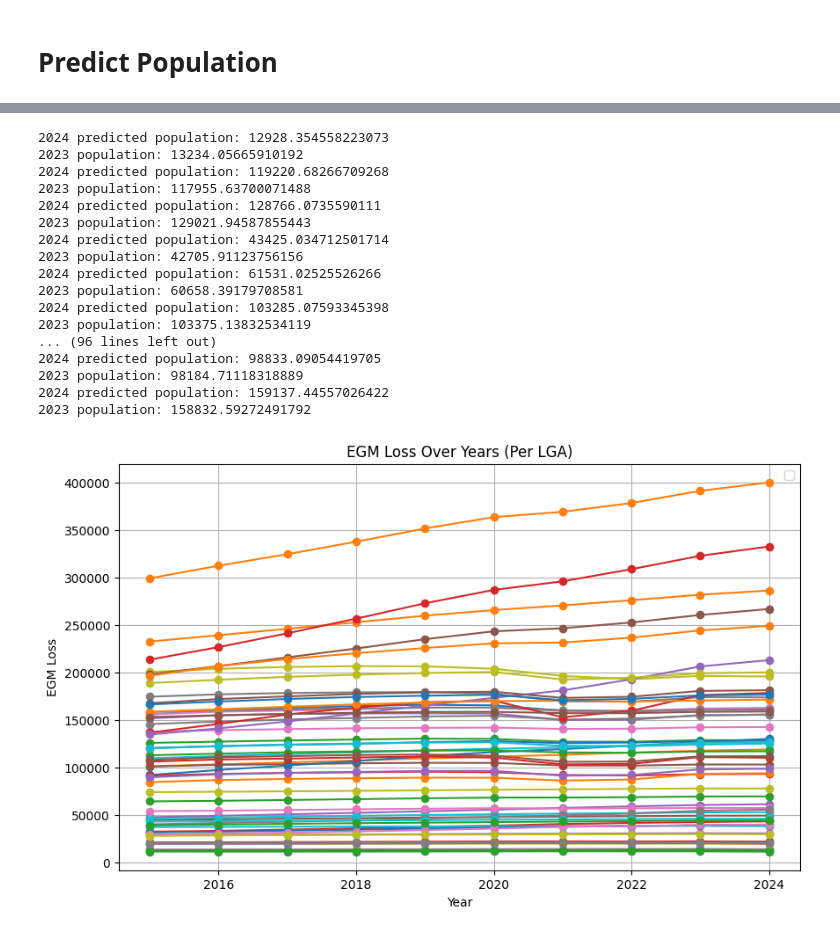
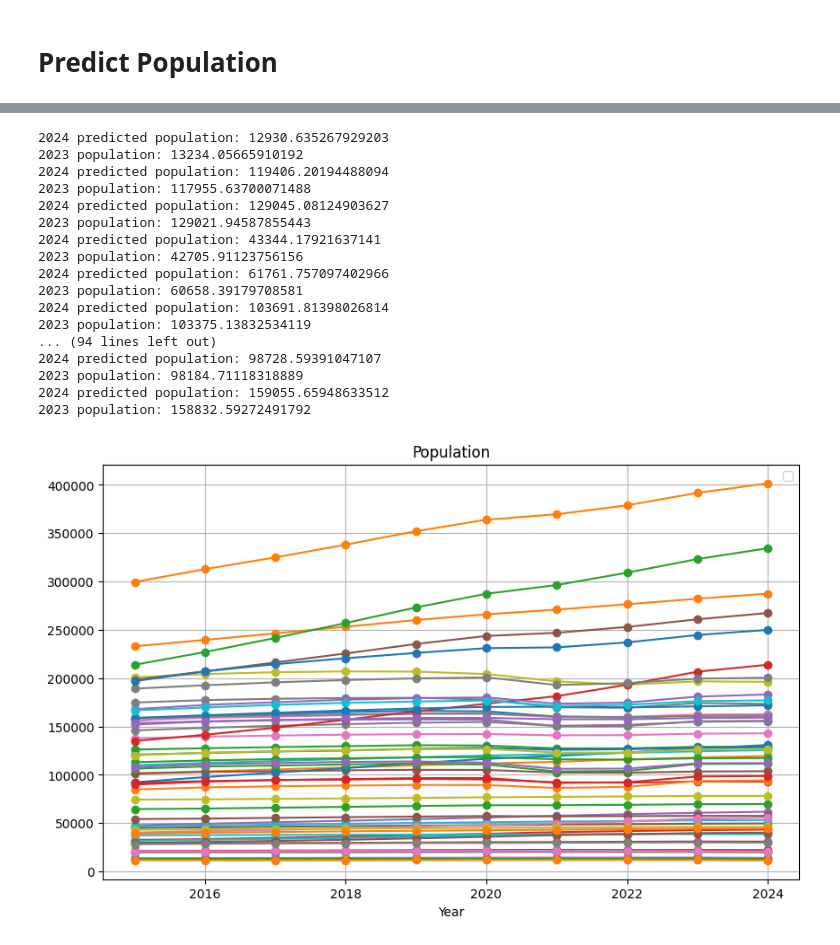
Before and after one commit to khangluong2004/COMP20008_Assignment2, a Jupyter notebook: michael/model.ipynb, the cells around one changed output, grey strips where cells are left out. Drawn from its saved outputs; the diff is of its cells as text; code cells hidden in the pictures.

```diff
--- a/michael/model.ipynb
+++ b/michael/model.ipynb
@@ -28,23 +28,27 @@ merged = pd.merge(left=cleaned_communities, right=cleaned_housing_prices_melted,
 # Merge with population data
 merged = pd.merge(left=merged, right=population_data, left_on=["LGA", 'Year'], right_on=["lga", 'year'], how='left')
 
+# Drop melbourne cause it is outlier (from EDA)
+merged = merged.loc[~(merged['LGA'] == 'melbourne')]
+
 # print(merged['population'].shift(-1))
 merged['last_year_population'] = merged['population'].shift(1)
 merged = merged.dropna()
 
 features = [
-    'Location_x',
-    'Location_y',
+    # 'Location_x',
+    # 'Location_y',
     'last_year_population',
-    'Residential (km^2)',
-    'Number of Households',
-    'Occupied private dwellings',
-    'Equivalent household income <$600/week',
-    'Personal income <$400/week, persons',
-    'Number of families',
-    'Aged 75+ and lives alone, persons',
-    'house_price',
-    'Year'
+    # 'Residential (km^2)',
+    # 'Number of Households',
+    # 'Occupied private dwellings',
+    # 'Equivalent household income <$600/week',
+    # 'Personal income <$400/week, persons',
+    # 'Number of families',
+    # 'Aged 75+ and lives alone, persons',
+    # 'house_price',
+    # 'Number of Dwellings',
+    'Year',
 ]
 
 # There are some missing values in the population data
@@ -267,7 +271,7 @@ predict_data = model_data_encoded[features_new]
 
 print(predict_data.columns)
 
-location = 'LGA_brimbank'
+location = 'LGA_maroondah'
 most_recent_year = 2023
 predict_year = 2024
 
@@ -337,42 +340,42 @@ for location in predict_data.columns:
     p_data['last_year_population'] = p_data['population']
     p_data['year'] = predict_year
 
     # Only keep feature columns
     p_data = p_data[features_new]
 
     y_pred = model.predict(p_data)
     print(f'{predict_year} predicted population:', y_pred[0])
     print(f'{most_recent_year} population:', p_data['last_year_population'].iloc[0])
 
     historic_rows = model_data_encoded[model_data_encoded[location] == True][['Year', 'population']]
     predicted_row = pd.DataFrame({'Year': predict_year, 'population': y_pred[0]}, index=[0])
     population_rows = pd.concat([historic_rows, predicted_row], ignore_index=True)
 
     ax.plot(population_rows['Year'], population_rows['population'], marker='o')
 
-ax.set_title('EGM Loss Over Years (Per LGA)')
+ax.set_title('Population')
 ax.set_xlabel('Year')
-ax.set_ylabel('EGM Loss')
+ax.set_ylabel('')
 ax.legend()
 ax.grid(True)
 plt.show()
 # y_pred
 # %% [output]
-2024 predicted population: 12928.354558223073
+2024 predicted population: 12930.635267929203
 2023 population: 13234.05665910192
-2024 predicted population: 119220.68266709268
+2024 predicted population: 119406.20194488094
 2023 population: 117955.63700071488
-2024 predicted population: 128766.0735590111
+2024 predicted population: 129045.08124903627
 2023 population: 129021.94587855443
-2024 predicted population: 43425.034712501714
+2024 predicted population: 43344.17921637141
 2023 population: 42705.91123756156
-2024 predicted population: 61531.02525526266
+2024 predicted population: 61761.757097402966
 2023 population: 60658.39179708581
-2024 predicted population: 103285.07593345398
+2024 predicted population: 103691.81398026814
 2023 population: 103375.13832534119
-... (96 lines left out)
-2024 predicted population: 98833.09054419705
+... (94 lines left out)
+2024 predicted population: 98728.59391047107
 2023 population: 98184.71118318889
-2024 predicted population: 159137.44557026422
+2024 predicted population: 159055.65948633512
 2023 population: 158832.59272491792
-[figure, old version]
+[figure, new version]
```
Also changed, not shown: parts of 7 cells of this notebook.
